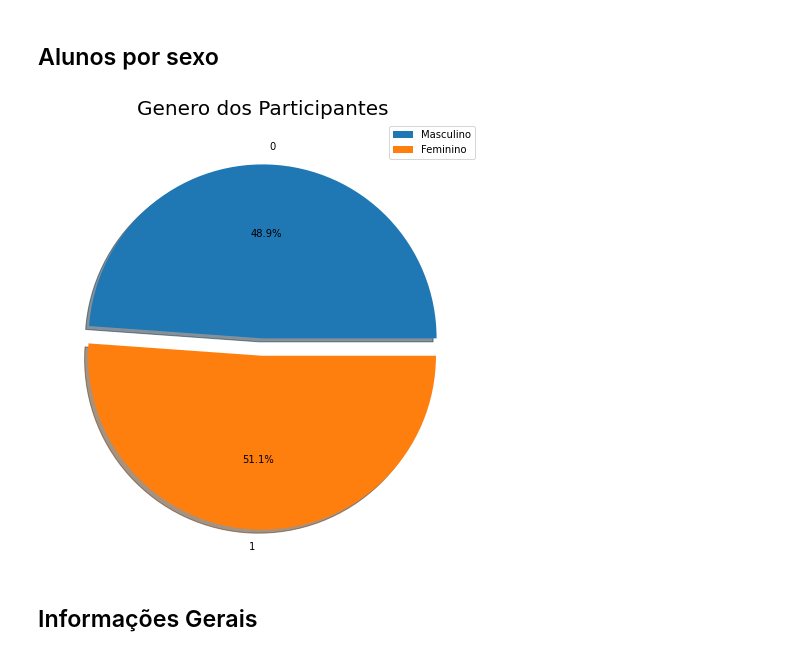
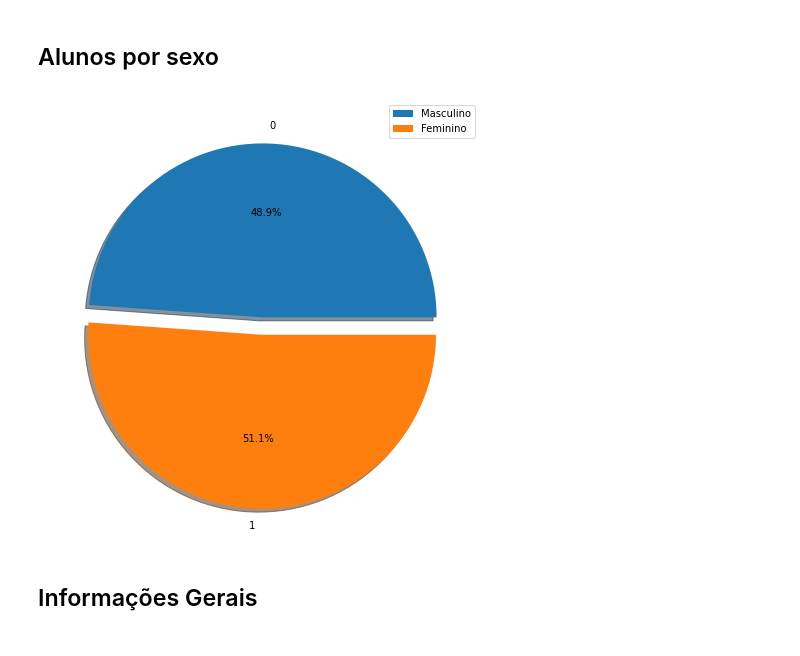
Before and after one commit to Wendel-V/analise_alunos, a Jupyter notebook: analise.ipynb, the cells around one changed output. Drawn from its saved outputs; the diff is of its cells as text; code cells hidden in the pictures.

```diff
--- a/analise.ipynb
+++ b/analise.ipynb
@@ -73,22 +73,22 @@ plt.show()
 # %%
 plt.figure(figsize=(8,8))
 
 
 explode = (0, 0.1)
 pie1 = plt.pie(df.groupby(['sfem']).count()['nome'],
         labels = df.groupby(['sfem']).count()['nome'].index,
        autopct='%1.1f%%',
        explode = explode,
        shadow = True)
-plt.title('Genero dos Participantes', fontsize=20)
+#plt.title('Genero dos Participantes', fontsize=20)
 L=plt.legend()
 L.get_texts()[0].set_text('Masculino')
 L.get_texts()[1].set_text('Feminino')
 
 plt.savefig(f'graficos/pieplot_genero.png', bbox_inches='tight')
 plt.show()
 # %% [output]
-[figure, old version]
+[figure, new version]
 # %% [markdown]
 ## Informações Gerais
 # %%
```
Also changed, not shown: parts of 4 cells of this notebook, 5 other files.
